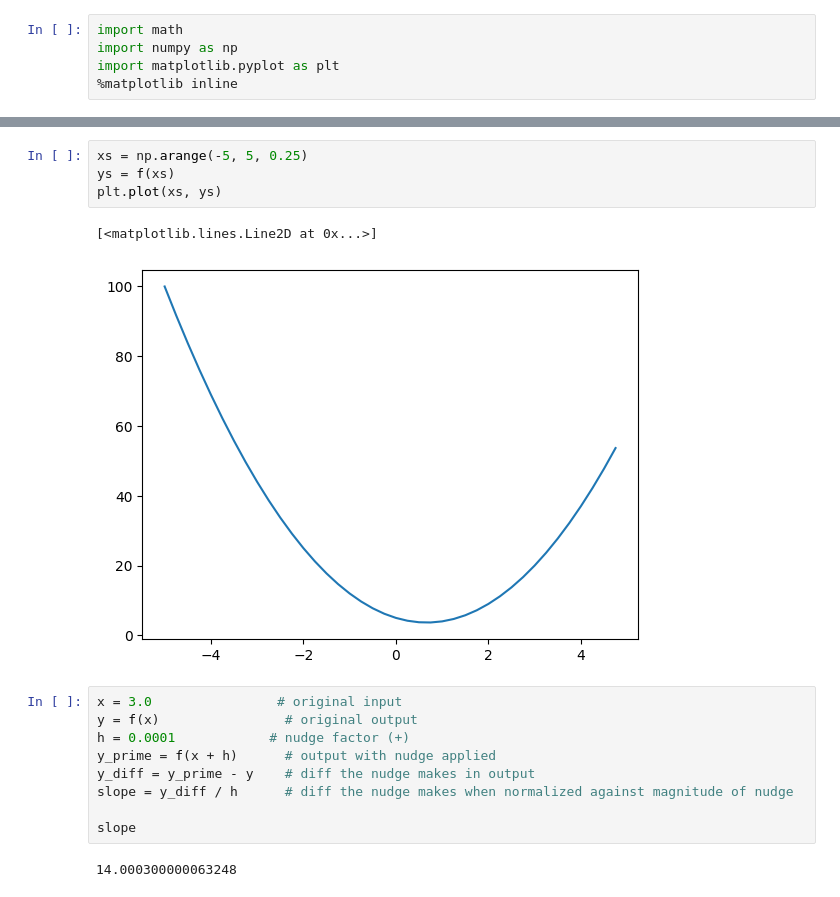
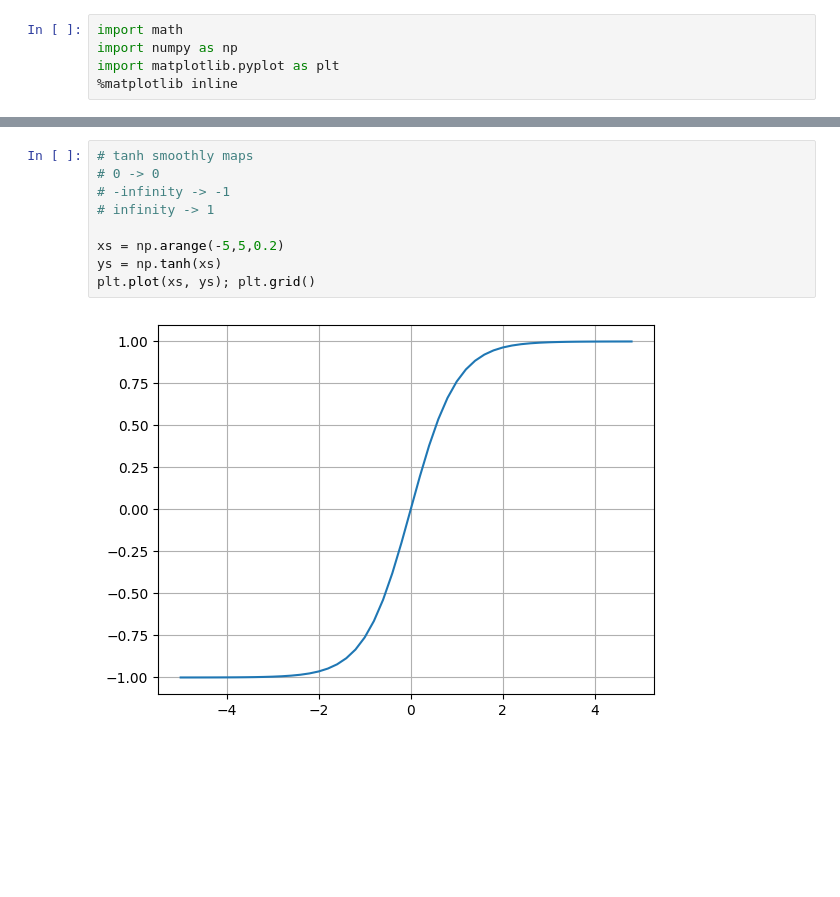
Before and after one commit to AloofBuddha/neural-nets-zero-to-hero, a Jupyter notebook: micrograd_from_scratch.ipynb, the cells around one changed output, grey strips where cells are left out. Saved outputs shown, nothing was run; the diff lists cells and outputs as text; blank space fills up the shorter version.

```diff
--- a/micrograd_from_scratch.ipynb
+++ b/micrograd_from_scratch.ipynb
@@ -12,18 +215,11 @@ f(3)
 # %%
-xs = np.arange(-5, 5, 0.25)
-ys = f(xs)
-plt.plot(xs, ys)
+# tanh smoothly maps
+# 0 -> 0
+# -infinity -> -1
+# infinity -> 1
+
+xs = np.arange(-5,5,0.2)
+ys = np.tanh(xs)
+plt.plot(xs, ys); plt.grid()
 # %% [output]
-[<matplotlib.lines.Line2D at 0x...>]
-[figure, old version]
+[figure, new version]
-# %%
-x = 3.0                # original input
-y = f(x)                # original output
-h = 0.0001            # nudge factor (+)
-y_prime = f(x + h)      # output with nudge applied
-y_diff = y_prime - y    # diff the nudge makes in output
-slope = y_diff / h      # diff the nudge makes when normalized against magnitude of nudge
-
-slope
-# %% [output]
-14.000300000063248
```
Also changed, not shown: parts of 19 cells of this notebook, 2 other files.
